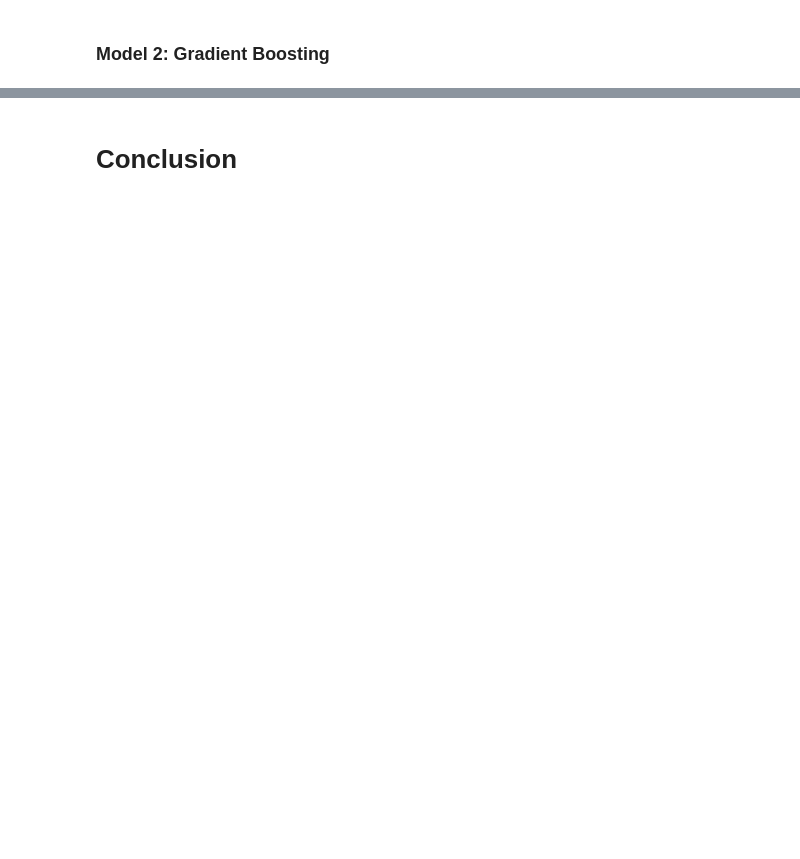
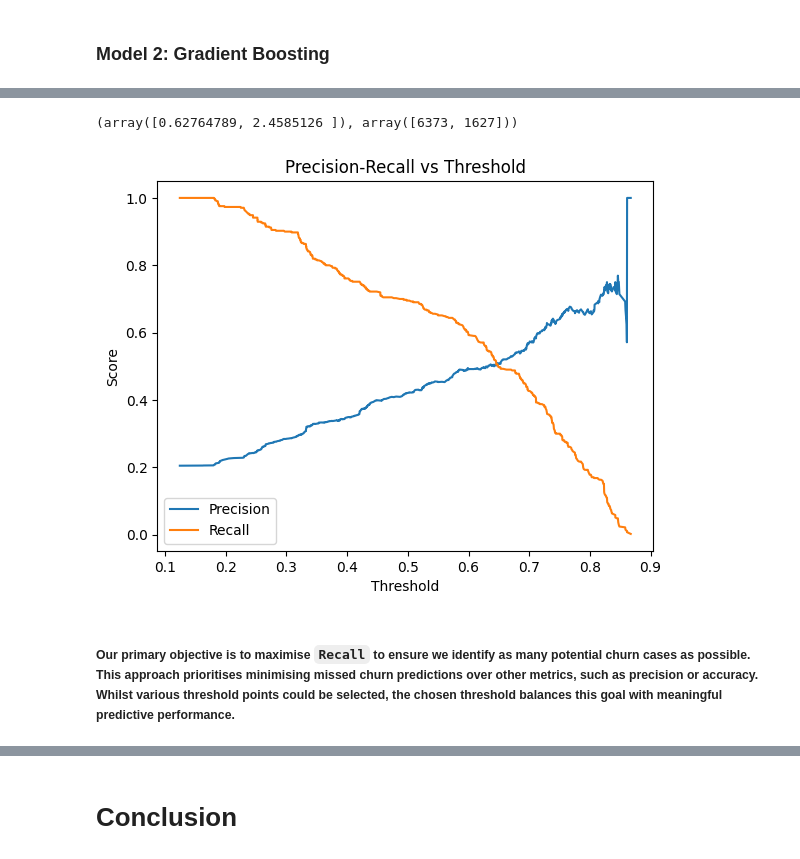
Before and after one commit to gogifemi/ds-bootcamp-projects, a Jupyter notebook: machine_learning_project/ML_project.ipynb, the cells around one changed output, grey strips where cells are left out. Cells and saved outputs as stored; diff of their text form; code cells hidden in the pictures; blank space fills up the shorter version.

```diff
--- a/machine_learning_project/ML_project.ipynb
+++ b/machine_learning_project/ML_project.ipynb
@@ -992,0 +1254,14 @@ __XGBoost:__
+# %%
+# define gradient boosting model
+gb_final = GradientBoostingClassifier(random_state=42)
+# %%
+# apply hyperparameter tuning using gridsearchcv
+param_grid_final = {
+    'learning_rate': [0.01, 0.1, 0.5],
+    'n_estimators': [200, 300, 400],
+    'max_depth': [3, 5, 7],
+    'subsample': [0.6, 0.8, 1.0]
+}
+
+grid_final = GridSearchCV(gb_final, param_grid_final, scoring='recall', cv=5, n_jobs=-1)
+grid_final.fit(X_train, y_train, sample_weight=gb_weights)
@@ -992,0 +1276,28 @@ __XGBoost:__
+# %%
+# inspect the weights
+print(np.unique(gb_weights, return_counts=True))
+# %% [output]
+(array([0.62764789, 2.4585126 ]), array([6373, 1627]))
+# %%
+# retrieve best estimator
+best_gb_final = grid_final.best_estimator_
+# %%
+# optimise decision threshold
+y_proba_final = best_gb_final.predict_proba(X_test)[:, 1]
+precision, recall, thresholds = precision_recall_curve(y_test, y_proba_final)
+optimal_idx = np.argmax(recall)
+optimal_threshold = thresholds[optimal_idx]
+y_pred_gb_custom = (y_proba_final >= optimal_threshold).astype(int)
+# %%
+# visualise the trade-offs
+plt.plot(thresholds, precision[:-1], label="Precision")
+plt.plot(thresholds, recall[:-1], label="Recall")
+plt.xlabel("Threshold")
+plt.ylabel("Score")
+plt.legend()
+plt.title("Precision-Recall vs Threshold")
+plt.show()
+# %% [output]
+[figure, added]
+# %% [markdown]
+##### Our primary objective is to maximise `Recall` to ensure we identify as many potential churn cases as possible. This approach prioritises minimising missed churn predictions over other metrics, such as precision or accuracy. Whilst various threshold points could be selected, the chosen threshold balances this goal with meaningful predictive performance.
```
Also changed, not shown: parts of 54 cells of this notebook, 2 other files.
